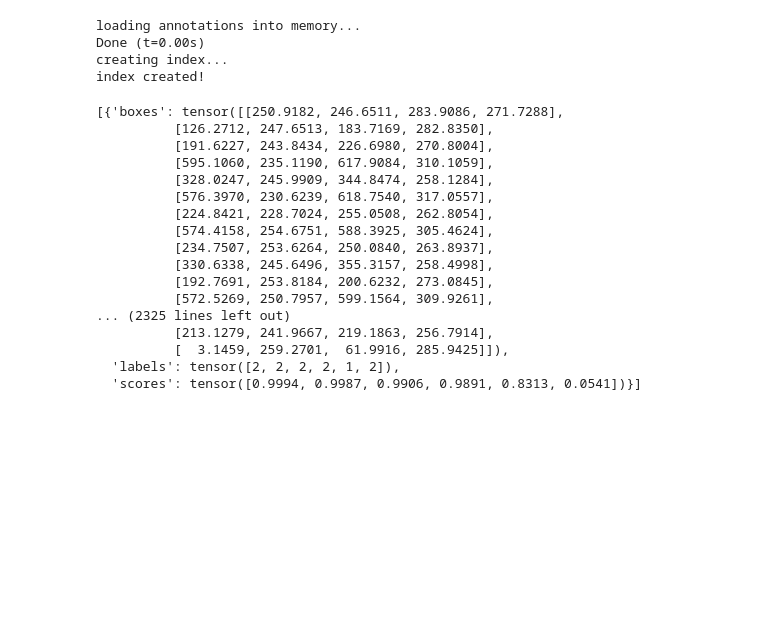
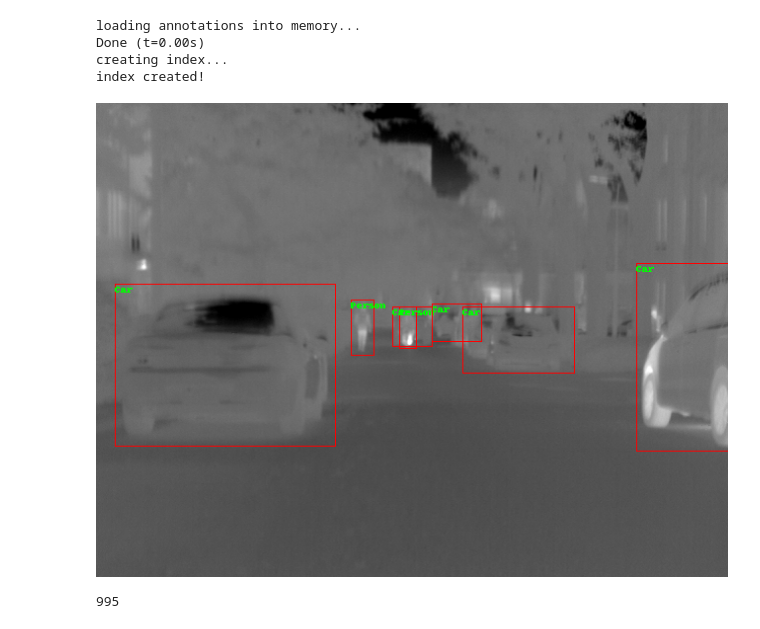
Before and after one commit to AndreevP/irdec, a Jupyter notebook: main.ipynb, the cells around one changed output. Saved outputs shown, nothing was run; the diff lists cells and outputs as text; code cells hidden in the pictures; blank space fills up the shorter version.

```diff
--- a/main.ipynb
+++ b/main.ipynb
@@ -121,8 +95,0 @@ index created!
-# %%
-import torch
-import torchvision
-
-model = torchvision.models.detection.fasterrcnn_resnet50_fpn(pretrained=False)
-model.load_state_dict(torch.load("model_state_4_epochs"))
-device = torch.device('cuda:1')
-model.to(device)
@@ -147,21 +96,3 @@ FasterRCNN(
-# %%
-from engine import train_one_epoch, evaluate
-import utils
-import transforms as T
-
-
-def get_transform(train):
-    transforms = []
-    # converts the image, a PIL image, into a PyTorch Tensor
-    transforms.append(T.ToTensor())
-    if train:
-        # during training, randomly flip the training images
-        # and ground-truth for data augmentation
-        transforms.append(T.RandomHorizontalFlip(0.5))
-    return T.Compose(transforms)
-
-import torch
-#device = torch.device('cuda:1') if torch.cuda.is_available() else torch.device('cpu')
 # %%
 # use our dataset and defined transformations
 dataset = CocoDetection_(root="images", annFile="train.json",
@@ -213,5 +164,5 @@ lr_scheduler = torch.optim.lr_scheduler.StepLR(optimizer,
 # %%
-num_epochs = 5
+num_epochs = 10
 
 for epoch in range(num_epochs):
         # train for one epoch, printing every 10 iterations
@@ -287,12 +238,15 @@ with torch.no_grad():
 # %%
 def get_bbox(bbox):
     return [bbox[0], bbox[1], bbox[2] - bbox[0], bbox[3] - bbox[1]]
-with open('output.json', "w") as f:
+with open('output_thresh.json', "w") as f:
     f.write("[")
     for id, out in preds:
-        out['boxes'] = out['boxes'].numpy()
-        out['labels'] = out['labels'].numpy()
         out['scores'] = out['scores'].numpy()
+        l = out['scores'] > 0.5
+
+        out['scores'] = out['scores'][l]
+        out['boxes'] = out['boxes'].numpy()[l]
+        out['labels'] = out['labels'].numpy()[l]
         for k in range(len(out['labels'])):
             f.write('{"image_id": ' + str(id) + ", ")
             f.write('"category_id": ' + str(out['labels'][k]) + ", ")
@@ -300,24 +254,17 @@ with open('output.json', "w") as f:
             f.write('"score": ' + str(out['scores'][k]) + "}, ")
     f.seek(f.tell() - 2, os.SEEK_SET)
     f.write(']')
-# %%
-preds
-# %% [output]
-[{'boxes': tensor([[250.9182, 246.6511, 283.9086, 271.7288],
-          [126.2712, 247.6513, 183.7169, 282.8350],
-          [191.6227, 243.8434, 226.6980, 270.8004],
-          [595.1060, 235.1190, 617.9084, 310.1059],
-          [328.0247, 245.9909, 344.8474, 258.1284],
-          [576.3970, 230.6239, 618.7540, 317.0557],
-          [224.8421, 228.7024, 255.0508, 262.8054],
-          [574.4158, 254.6751, 588.3925, 305.4624],
-          [234.7507, 253.6264, 250.0840, 263.8937],
-          [330.6338, 245.6496, 355.3157, 258.4998],
-          [192.7691, 253.8184, 200.6232, 273.0845],
-          [572.5269, 250.7957, 599.1564, 309.9261],
-... (2325 lines left out)
-          [213.1279, 241.9667, 219.1863, 256.7914],
-          [  3.1459, 259.2701,  61.9916, 285.9425]]),
-  'labels': tensor([2, 2, 2, 2, 1, 2]),
-  'scores': tensor([0.9994, 0.9987, 0.9906, 0.9891, 0.8313, 0.0541])}]
+# %%
+image, _ = train[995]
+outputs = model([image.to(device)])
+outputs = [{k: v.to(torch.device('cpu')) for k, v in t.items()} for t in outputs]
+visualize_boxes((image, outputs[0]), 7)
+# %% [output]
+[figure, added]
+# %%
+for i in train.ids:
+    if train.coco.loadImgs(i)[0]['file_name'] == '006769.png':
+        print(i)
+# %% [output]
+995
 # %%
```
Also changed, not shown: parts of 16 cells of this notebook, 2 other files.
